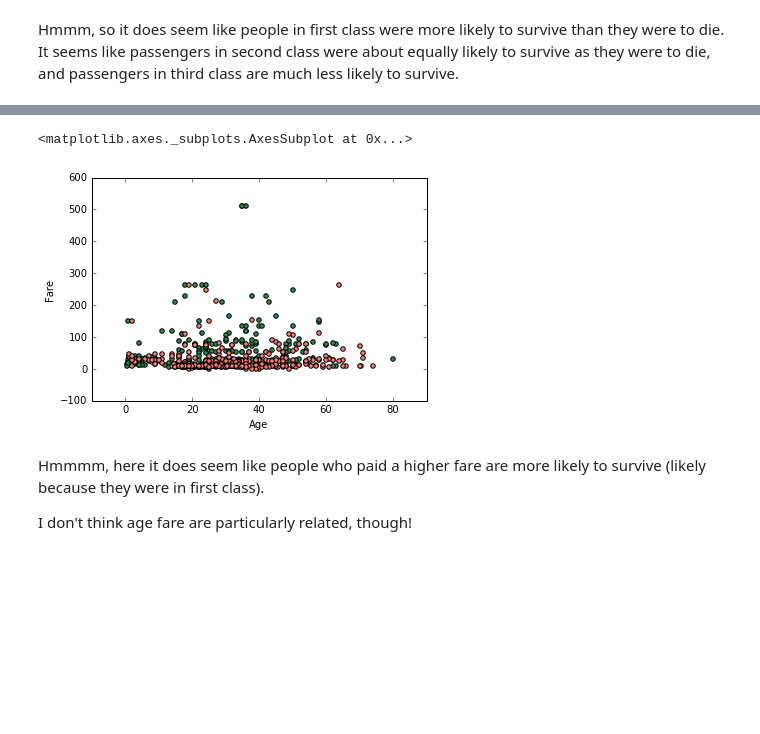
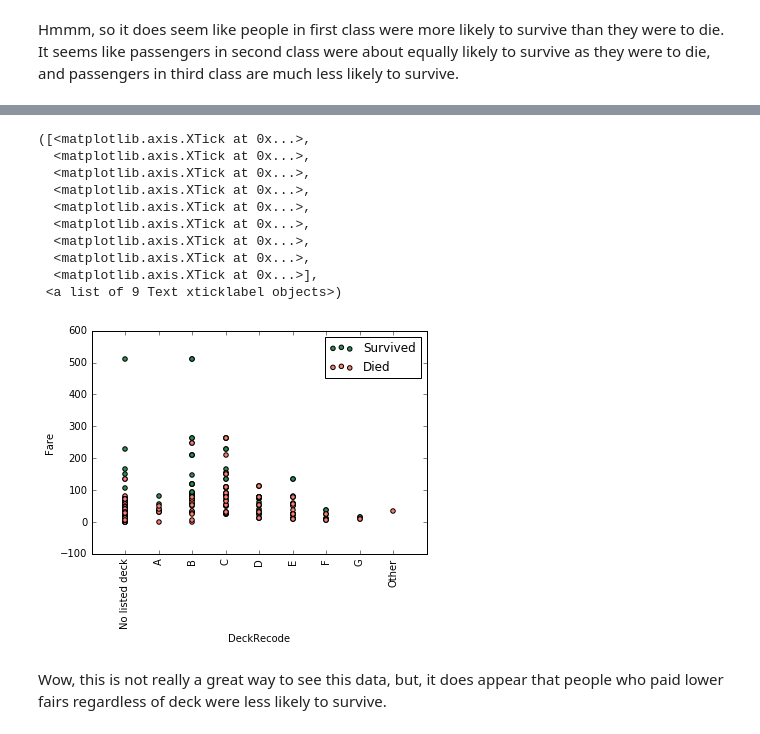
Before and after one commit to paulruvolo/DataScience16WarmupProject, a Jupyter notebook: data_exploration.ipynb, the cells around one changed output, grey strips where cells are left out. Saved outputs shown, nothing was run; the diff lists cells and outputs as text; code cells hidden in the pictures; blank space fills up the shorter version.

Commit message:
More data exploration

```diff
--- a/data_exploration.ipynb
+++ b/data_exploration.ipynb
@@ -151,0 +172,24 @@ Now, I'm interested in seeing whether the cost of the fare predicts anything abo
+# %%
+def recodeCabinToDeck(cabin):
+    if isinstance(cabin, str):
+        if (cabin[0] == 'A'):
+            return 1
+        elif (cabin[0] == 'B'):
+            return 2
+        elif (cabin[0] == 'C'):
+            return 3
+        elif (cabin[0] == 'D'):
+            return 4
+        elif (cabin[0] == 'E'):
+            return 5
+        elif (cabin[0] == 'F'):
+            return 6
+        elif (cabin[0] == 'G'):
+            return 7
+        else:
+            return 8
+    else:
+        if (np.isnan):
+            return 0
+        else:
+              return 8
@@ -151,0 +198,3 @@ Now, I'm interested in seeing whether the cost of the fare predicts anything abo
+# %%
+survived['DeckRecode'] = survived.Cabin.apply(lambda x: recodeCabinToDeck(x))
+died['DeckRecode'] = died.Cabin.apply(lambda x: recodeCabinToDeck(x))
@@ -152,10 +212,22 @@ Now, I'm interested in seeing whether the cost of the fare predicts anything abo
 # %%
-ax = survived.plot(kind='scatter', x='Age', y='Fare', color = 'seagreen');
-died.plot(kind='scatter', x='Age', y='Fare', color = 'salmon', ax = ax)
+ax = survived.plot(kind='scatter', x='DeckRecode', y='Fare', color = 'seagreen');
+died.plot(kind='scatter', x='DeckRecode', y='Fare', color = 'salmon', ax = ax)
+ax.legend(['Survived', 'Died'])
+
+
+labels = ['No listed deck', 'A', 'B', 'C', 'D', 'E', 'F', 'G', 'Other']
+plt.xticks(range(0,9), labels, rotation='vertical')
 # %% [output]
-<matplotlib.axes._subplots.AxesSubplot at 0x...>
+([<matplotlib.axis.XTick at 0x...>,
+  <matplotlib.axis.XTick at 0x...>,
+  <matplotlib.axis.XTick at 0x...>,
+  <matplotlib.axis.XTick at 0x...>,
+  <matplotlib.axis.XTick at 0x...>,
+  <matplotlib.axis.XTick at 0x...>,
+  <matplotlib.axis.XTick at 0x...>,
+  <matplotlib.axis.XTick at 0x...>,
+  <matplotlib.axis.XTick at 0x...>],
+ <a list of 9 Text xticklabel objects>)
-[figure, old version]
+[figure, new version]
-# %% [markdown]
-Hmmmm, here it does seem like people who paid a higher fare are more likely to survive (likely because they were in first class).
-
-I don't think age fare are particularly related, though!
+# %% [markdown]
+Wow, this is not really a great way to see this data, but, it does appear that people who paid lower fairs regardless of deck were less likely to survive.
```
Also changed, not shown: parts of 6 cells of this notebook.
